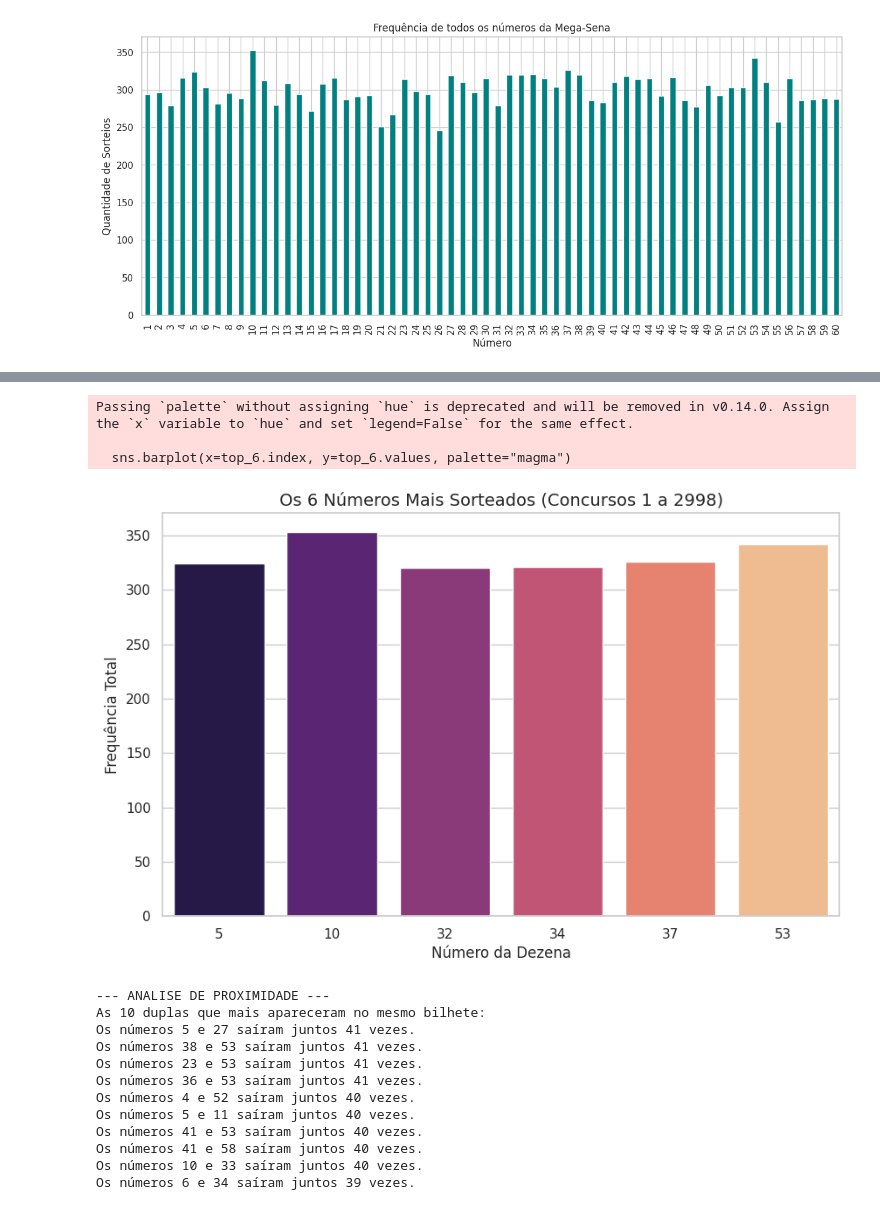
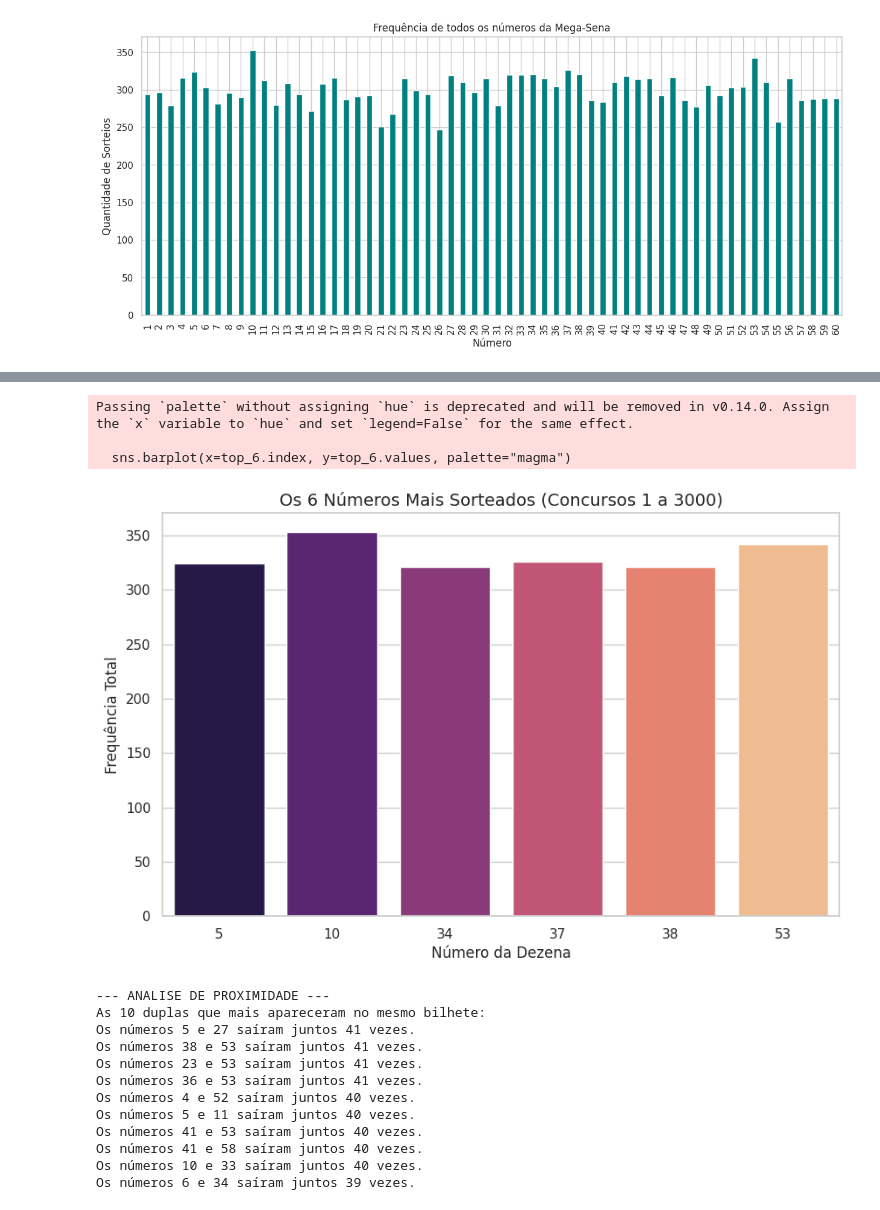
Before and after one commit to olivenbaum-dev/Learning_Lab, a Jupyter notebook: Análise_MegaSena/Analise_MegaSena.ipynb, the cells around one changed output, grey strips where cells are left out. Saved outputs shown, nothing was run; the diff lists cells and outputs as text; code cells hidden in the pictures.

```diff
--- a/Análise_MegaSena/Analise_MegaSena.ipynb
+++ b/Análise_MegaSena/Analise_MegaSena.ipynb
@@ -17,8 +17,8 @@ uploaded = files.upload()
 # Nome do arquivo
 file_name = next(iter(uploaded))
 
-# Lê o conteúdo do arquivo
-with open(file_name, 'r') as file:
+# Lê o conteúdo do arquivo com a codificação correta
+with open(file_name, 'r', encoding='latin-1') as file:
     content = file.read()
 # %% [output]
 [interactive output not drawn]
@@ -107,26 +107,26 @@ files.download('resumo_estrategico_mega.csv')
 # %%
 from itertools import combinations
 from collections import Counter
 import io
 
 
 # --- MISSÃO 1: O TOP 6 HISTÓRICO ---
 
 todos_os_numeros = df[colunas_bolas].values.flatten()
 top_6 = pd.Series(todos_os_numeros).value_counts().head(6)
 
 plt.figure(figsize=(10, 6))
 sns.barplot(x=top_6.index, y=top_6.values, palette="magma")
 
-plt.title('Os 6 Números Mais Sorteados (Concursos 1 a 2998)', fontsize=14)
+plt.title('Os 6 Números Mais Sorteados (Concursos 1 a 3000)', fontsize=14)
 plt.xlabel('Número da Dezena')
 plt.ylabel('Frequência Total')
 plt.show()
 # %% [output]
 Passing `palette` without assigning `hue` is deprecated and will be removed in v0.14.0. Assign the `x` variable to `hue` and set `legend=False` for the same effect.
 
   sns.barplot(x=top_6.index, y=top_6.values, palette="magma")
-[figure, old version]
+[figure, new version]
 # %%
 # --- MISSÃO 2: DUPLAS QUE MAIS SAÍRAM JUNTAS ---
 
```
Also changed, not shown: parts of 6 cells of this notebook.
